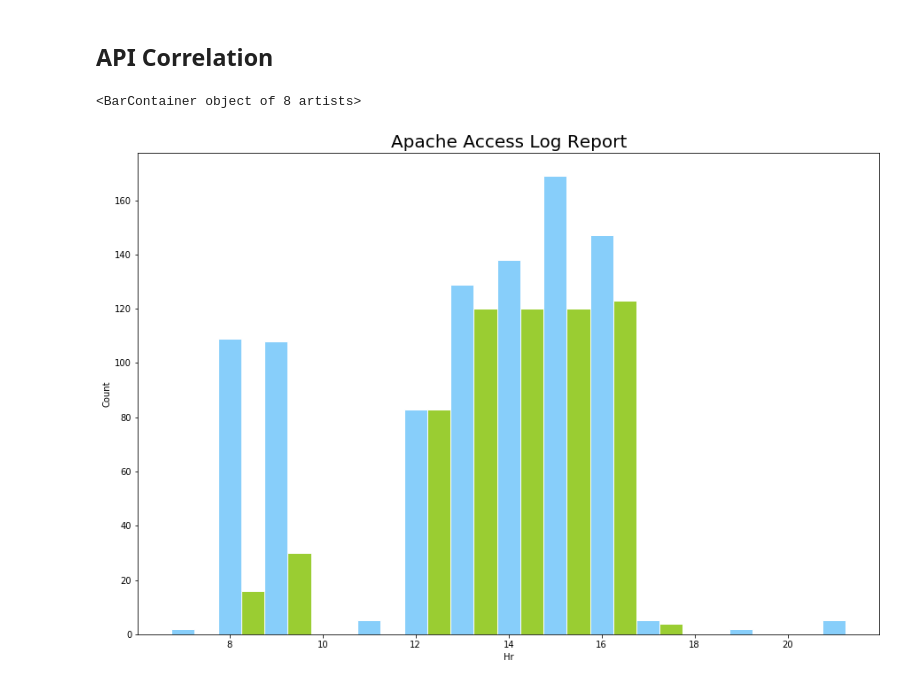
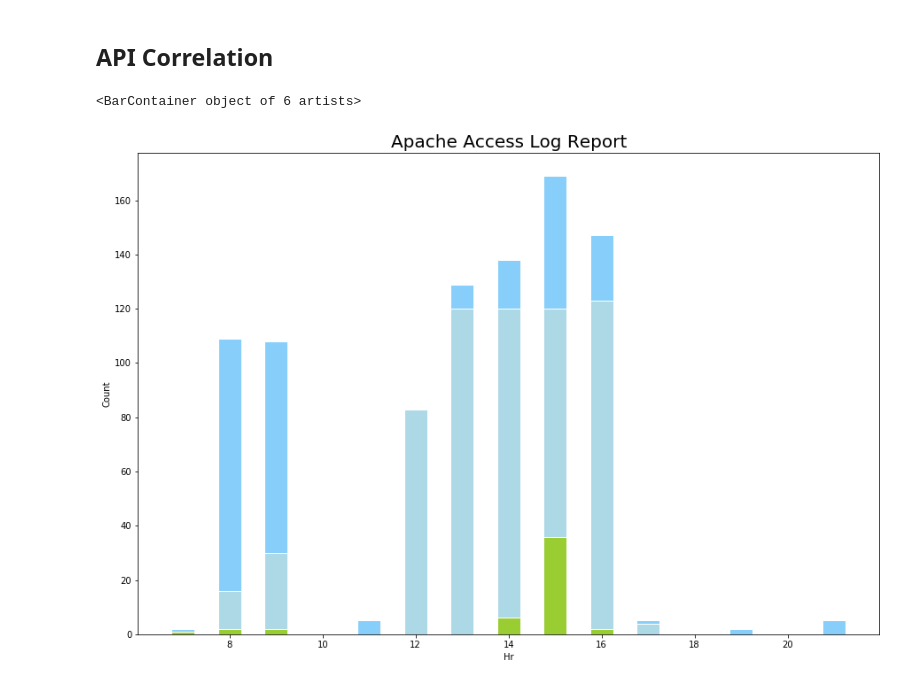
Before and after one commit to wsfjonah/data_science, a Jupyter notebook: ui/jupyter/reporting/log/apache_access_log.ipynb, the cells around one changed output. Drawn from its saved outputs; the diff is of its cells as text; code cells hidden in the pictures.

Commit message:
more plot

```diff
--- a/ui/jupyter/reporting/log/apache_access_log.ipynb
+++ b/ui/jupyter/reporting/log/apache_access_log.ipynb
@@ -310,35 +310,65 @@ subplt1.bar(timelist, valuelist, width=0.5, facecolor = 'lightskyblue',edgecolor
 # subplt1.bar(timelist+0.5, valuelist, width=0.5, facecolor = 'yellowgreen',edgecolor = 'white')
 
 
-class OneAPIAnalyzer(log_analyzer.LogAnalyzer):
+class API1Analyzer(log_analyzer.LogAnalyzer):
     def process_line(self, line):
         try:
             if '/api/tsevent/' in line:
                 pass
             else:
                 raise Exception('not this api')
             key = re.search(re.compile("(?<=\[)[^\]]*(?=\])"), line).group(0)
             key = key.split(" ")[0]
             key = time.strptime(key, '%d/%b/%Y:%H:%M:%S').tm_hour
             # print(dt)
         except Exception as e:
             pass
         else:
             log_analyzer.LogAnalyzer.__record__(self, key)
 
-analyzer = OneAPIAnalyzer()
+analyzer = API1Analyzer()
 apache_log_analyzer.load_file(file_name, analyzer)
 
 output = analyzer.output
 
 timelist = np.array([])
 valuelist = np.array([])
 
 for k, v in output.items():
     timelist = np.append(timelist, k)
     valuelist = np.append(valuelist, v)
 
-subplt1.bar(timelist+0.5, valuelist, width=0.5, facecolor = 'yellowgreen',edgecolor = 'white')
+subplt1.bar(timelist, valuelist, width=0.5, facecolor = 'lightblue',edgecolor = 'white')
+
+class API2Analyzer(log_analyzer.LogAnalyzer):
+    def process_line(self, line):
+        try:
+            if '/api/tsda/' in line:
+                pass
+            else:
+                raise Exception('not this api')
+            key = re.search(re.compile("(?<=\[)[^\]]*(?=\])"), line).group(0)
+            key = key.split(" ")[0]
+            key = time.strptime(key, '%d/%b/%Y:%H:%M:%S').tm_hour
+            # print(dt)
+        except Exception as e:
+            pass
+        else:
+            log_analyzer.LogAnalyzer.__record__(self, key)
+
+analyzer = API2Analyzer()
+apache_log_analyzer.load_file(file_name, analyzer)
+
+output = analyzer.output
+
+timelist = np.array([])
+valuelist = np.array([])
+
+for k, v in output.items():
+    timelist = np.append(timelist, k)
+    valuelist = np.append(valuelist, v)
+
+subplt1.bar(timelist, valuelist, width=0.5, facecolor = 'yellowgreen',edgecolor = 'white')
 # %% [output]
-<BarContainer object of 8 artists>
+<BarContainer object of 6 artists>
-[figure, old version]
+[figure, new version]
```
Also changed, not shown: 4 other files.
